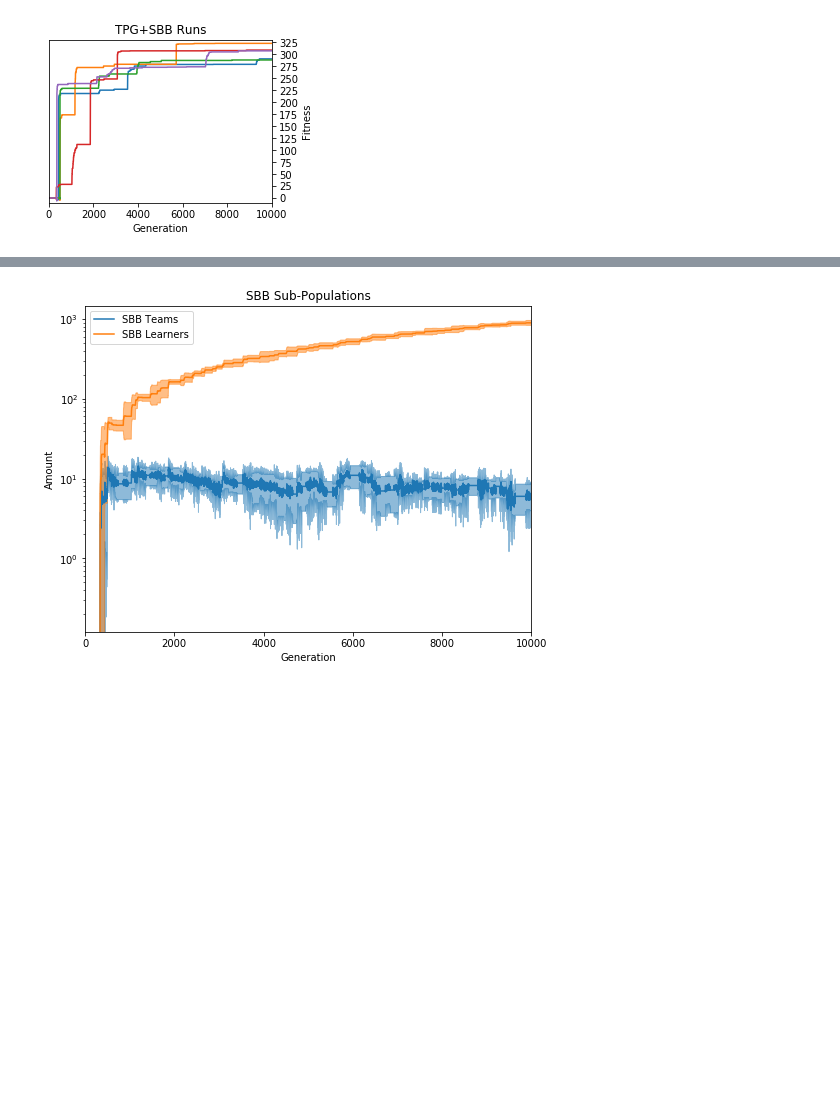
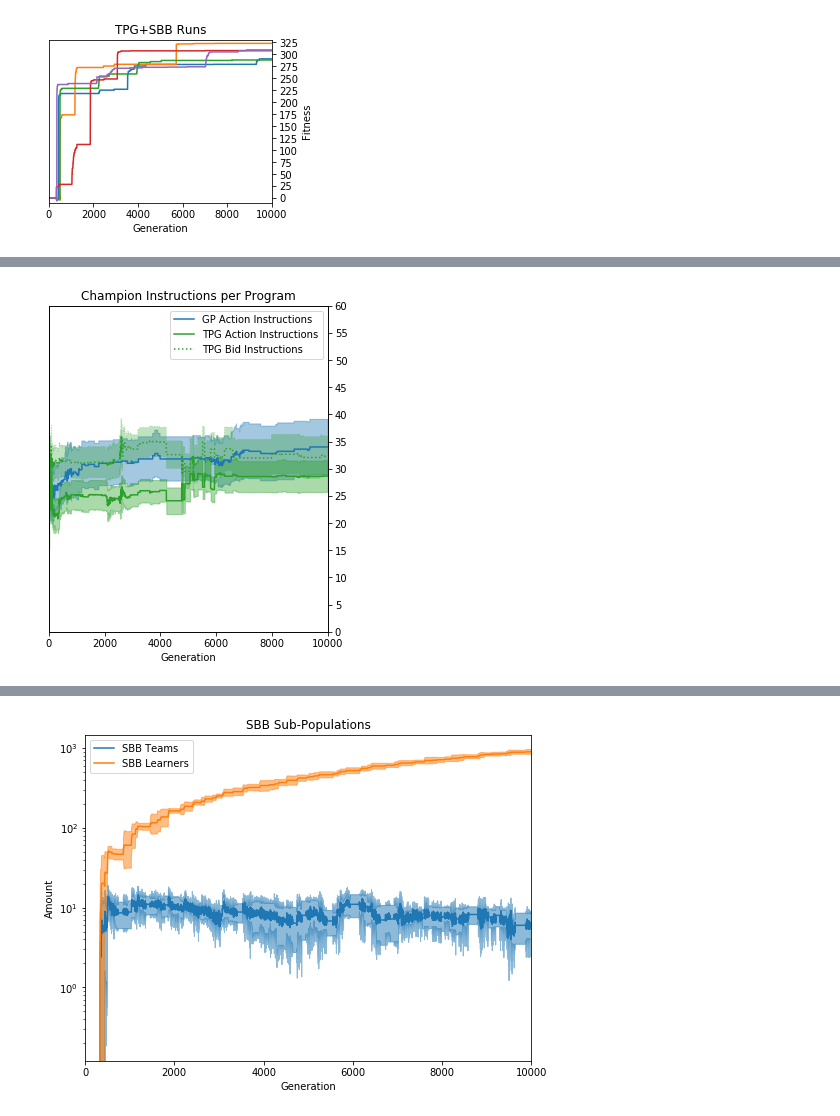
Before and after one commit to Ryan-Amaral/gp-bipedal-walker-analysis, a Jupyter notebook: basic_analysis.ipynb, the cells around one changed output, grey strips where cells are left out. Saved outputs shown, nothing was run; the diff lists cells and outputs as text; code cells hidden in the pictures; blank space fills up the shorter version.

```diff
--- a/basic_analysis.ipynb
+++ b/basic_analysis.ipynb
@@ -454,0 +455,66 @@ plt.show()
+# %%
+# comparison of champion instruction sizes normalized to learners
+# SPLIT VERSION
+
+
+plt.figure(figsize=(5,6))
+
+# GP stats
+gp_act_means, gp_act_stds = get_mean_std(dfs_gp, "champ_act_instructions", 10000)
+
+
+# TPG stats
+
+tmp_act_dfs = []
+tmp_bid_dfs = []
+for df in dfs_tpg:
+    tmp_act_dfs.append(pd.DataFrame(
+        df["champ_act_instructions"]/df["champ_real_acts"],
+        columns=["act"]).fillna(0))
+    tmp_bid_dfs.append(pd.DataFrame(
+        df["champ_instructions"]/df["champ_learners"],
+        columns=["bid"]).fillna(0))
+
+tpg_act_means, tpg_act_stds = get_mean_std(tmp_act_dfs, "act", 10000)
+tpg_bid_means, tpg_bid_stds = get_mean_std(tmp_bid_dfs, "bid", 10000)
+
+
+std_div = 4
+
+
+plt.plot(gp_act_means, color=colors[0], label="GP Action Instructions")
+plt.fill_between(range(10000),
+                 gp_act_means-gp_act_stds/std_div, gp_act_means+gp_act_stds/std_div,
+                alpha=0.4, color=colors[0])
+
+
+
+plt.plot(tpg_act_means, color=colors[2], label="TPG Action Instructions")
+plt.fill_between(range(10000),
+                 tpg_act_means-tpg_act_stds/std_div, tpg_act_means+tpg_act_stds/std_div,
+                alpha=0.4, color=colors[2])
+
+plt.plot(tpg_bid_means, color=colors[2], linestyle="dotted", label="TPG Bid Instructions")
+plt.fill_between(range(10000),
+                 tpg_bid_means-tpg_bid_stds/std_div, tpg_bid_means+tpg_bid_stds/std_div,
+                alpha=0.3, color=colors[2], linestyle="dotted")
+
+
+plt.title("Champion Instructions per Program")
+plt.xlabel("Generation")
+plt.xlim(0,10000)
+plt.yticks(np.arange(-40, 2001, 5000))
+#plt.ylabel("Instructions")
+ylim = plt.ylim(-0, 60)
+plt.legend()
+
+ax = plt.twinx()
+ax.set_ylim(ylim)
+ax.set_yticks(np.arange(0, 61, 5))
+ax.yaxis.set_label_position("right")
+#plt.ylabel("Instructions")
+
+plt.savefig("images/evo-inst-per-program-a.pdf", bbox_inches = 'tight')
+plt.show()
+# %% [output]
+[figure, added]
```
Also changed, not shown: parts of 7 cells of this notebook, 24 other files.
